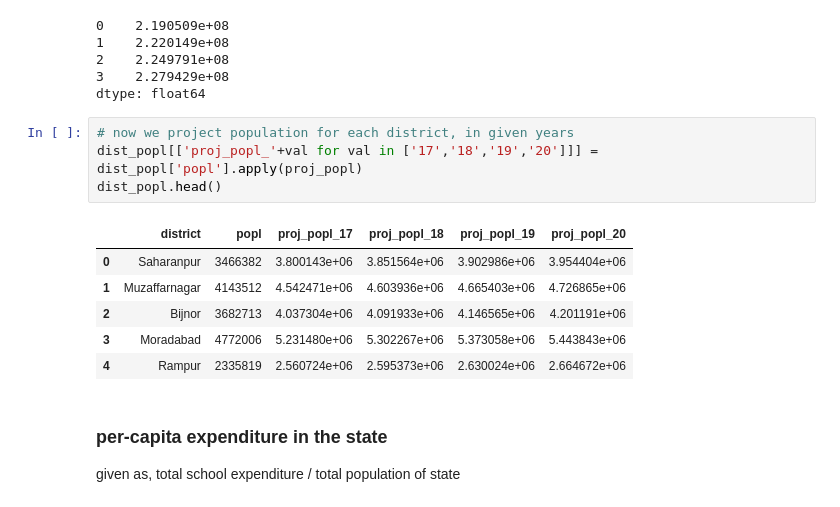
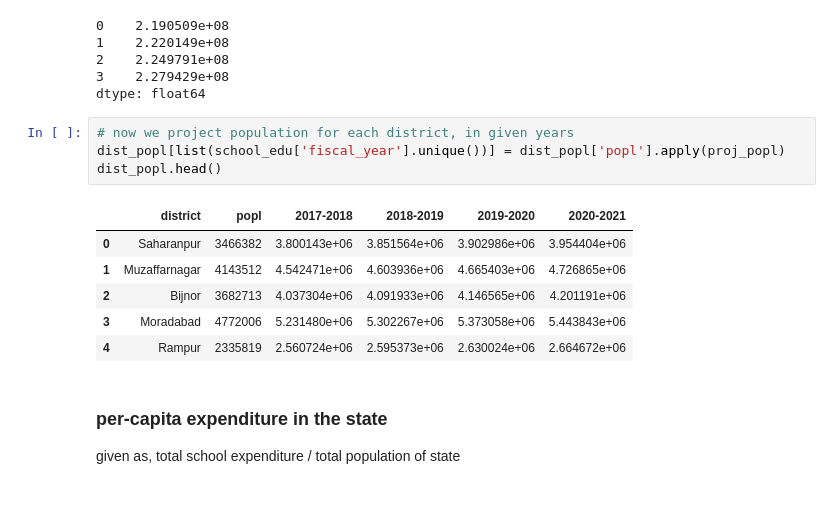
Before and after one commit to akhil7philip/School_Expenditure_in_UP, a Jupyter notebook: Assignment_CivicDataLab_Akhil.ipynb, the cells around one changed output. Drawn from its saved outputs; the diff is of its cells as text.

```diff
--- a/Assignment_CivicDataLab_Akhil.ipynb
+++ b/Assignment_CivicDataLab_Akhil.ipynb
@@ -880,10 +879,10 @@ proj_popl(p11) #these match total UP population projections
 dtype: float64
 # %%
 # now we project population for each district, in given years
-dist_popl[['proj_popl_'+val for val in ['17','18','19','20']]] = dist_popl['popl'].apply(proj_popl)
+dist_popl[list(school_edu['fiscal_year'].unique())] = dist_popl['popl'].apply(proj_popl)
 dist_popl.head()
 # %% [output]
-|  | district | popl | proj_popl_17 | proj_popl_18 | proj_popl_19 | proj_popl_20 |
+|  | district | popl | 2017-2018 | 2018-2019 | 2019-2020 | 2020-2021 |
 | 0 | Saharanpur | 3466382 | 3.800143e+06 | 3.851564e+06 | 3.902986e+06 | 3.954404e+06 |
 | 1 | Muzaffarnagar | 4143512 | 4.542471e+06 | 4.603936e+06 | 4.665403e+06 | 4.726865e+06 |
 | 2 | Bijnor | 3682713 | 4.037304e+06 | 4.091933e+06 | 4.146565e+06 | 4.201191e+06 |
```
Also changed, not shown: parts of 36 cells of this notebook.
